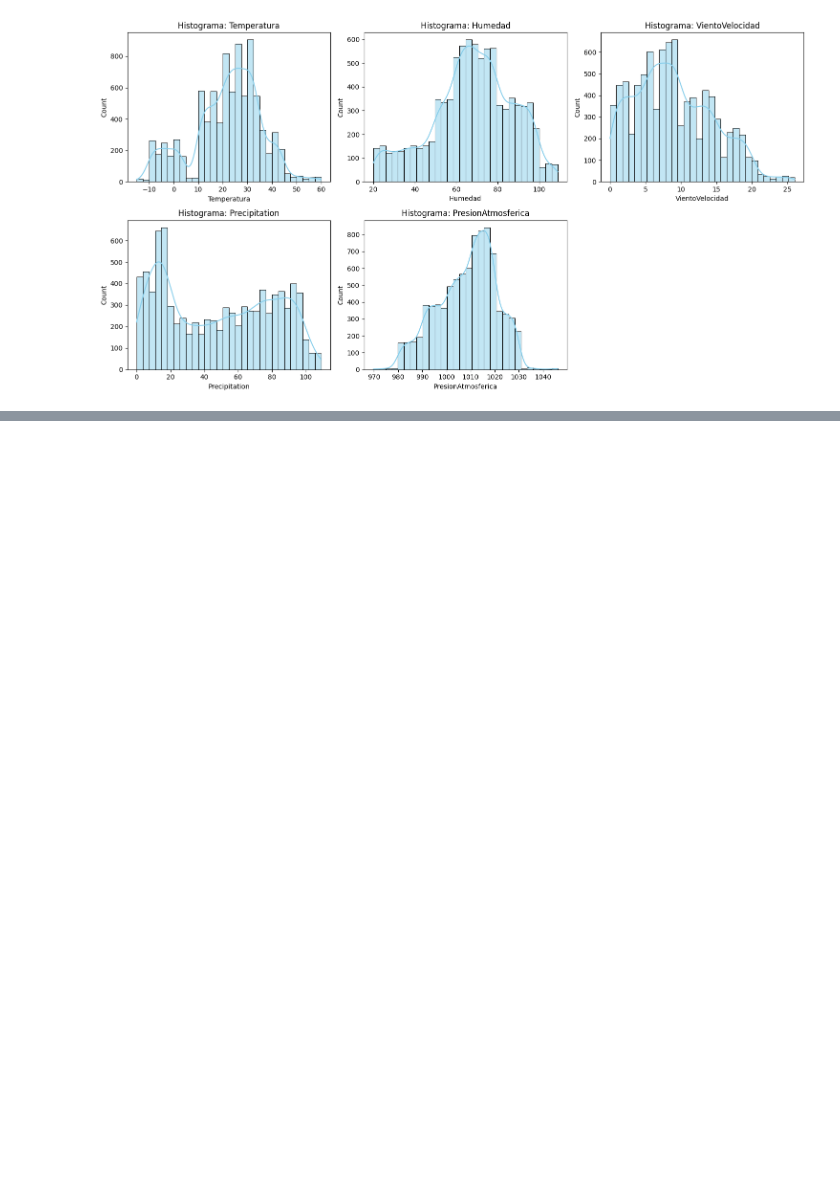
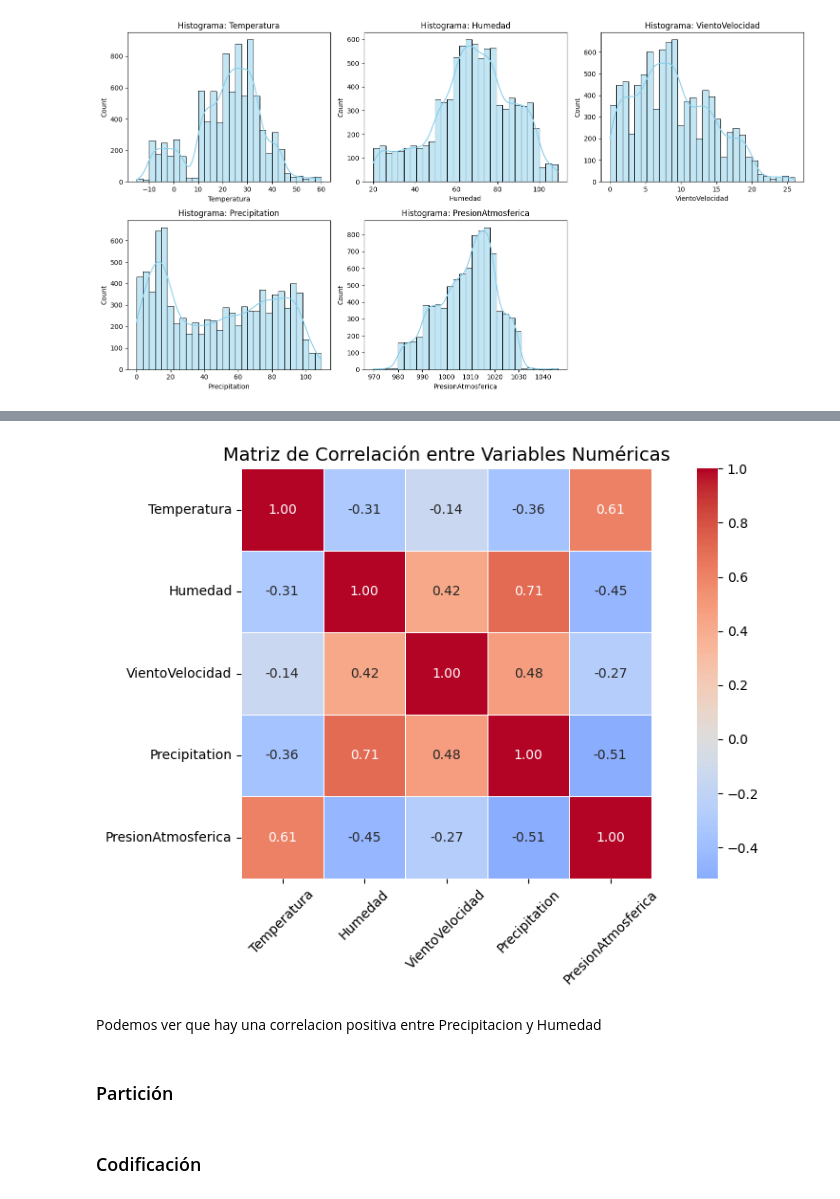
Before and after one commit to Kabarou/TP3_Mineria, a Jupyter notebook: main.ipynb, the cells around one changed output, grey strips where cells are left out. Drawn from its saved outputs; the diff is of its cells as text; code cells hidden in the pictures; blank space fills up the shorter version.

```diff
--- a/main.ipynb
+++ b/main.ipynb
@@ -195,0 +209,20 @@ plt.show()
+# %%
+# Calculamos la matriz de correlación
+matriz_correlacion = df_filtrado[variables_numericas].corr()
+
+# Visualizamos con un heatmap
+plt.figure(figsize=(10, 6))
+sns.heatmap(matriz_correlacion, annot=True, cmap='coolwarm', center=0,
+            linewidths=0.5, fmt=".2f", square=True)
+
+plt.title("Matriz de Correlación entre Variables Numéricas", fontsize=14)
+plt.xticks(rotation=45)
+plt.yticks(rotation=0)
+plt.tight_layout()
+plt.show()
+# %% [output]
+[figure, added]
+# %% [markdown]
+Podemos ver que hay una correlacion positiva entre Precipitacion y Humedad
+# %% [markdown]
+### Partición
@@ -195,0 +239,2 @@ plt.show()
+# %% [markdown]
+### Codificación
```
Also changed, not shown: parts of 9 cells of this notebook.
